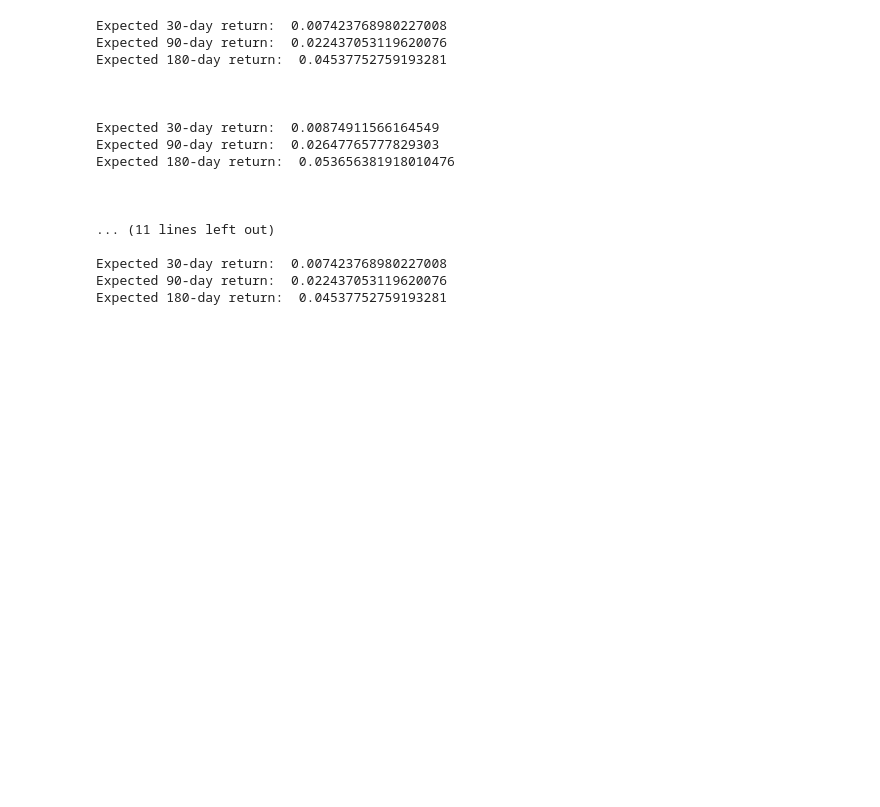
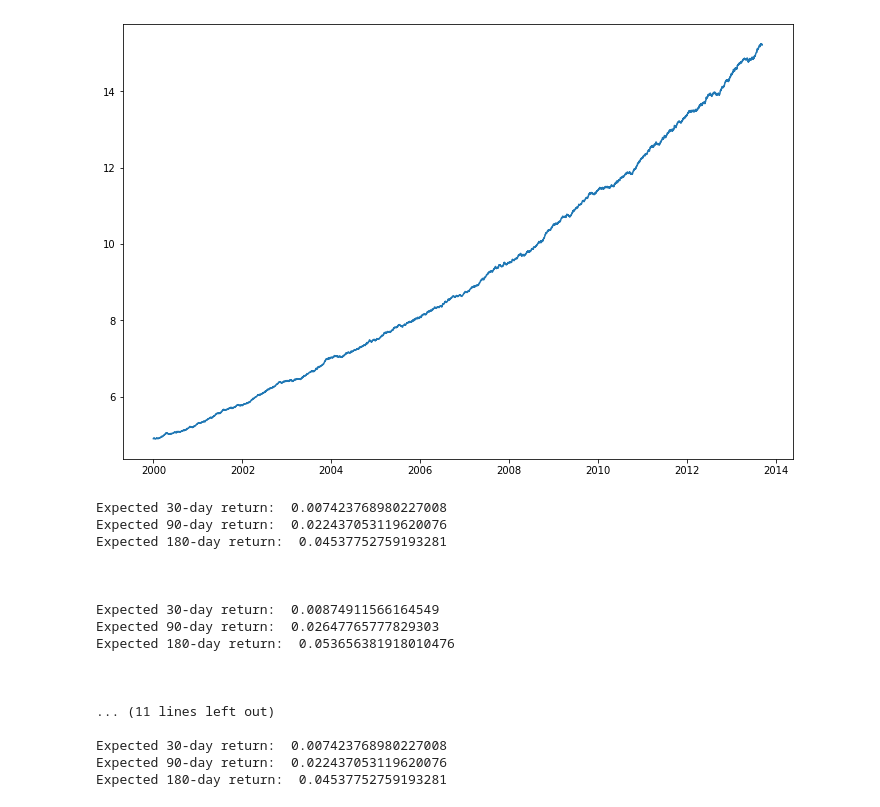
Before and after one commit to AmritSd/Institutional-ownership-impact-on-stocks-near-one-dollar, a Jupyter notebook: data_generator/test.ipynb, the cells around one changed output. Cells and saved outputs as stored; diff of their text form; code cells hidden in the pictures; blank space fills up the shorter version.

```diff
--- a/data_generator/test.ipynb
+++ b/data_generator/test.ipynb
@@ -190,3 +191,18 @@ display(monthly_stock_data)
+# %%
+# Select a random stock from the dataframe
+stock = monthly_stock_data.iloc[np.random.randint(0, len(monthly_stock_data))]
+
+cusip = stock['cusip_x']
+
+# get all rows with the same cusip
+stock_data = monthly_stock_data[monthly_stock_data['cusip_x'] == cusip]
+
+# Plot the stock prices
+fig, ax = plt.subplots(figsize=(12, 8))
+plt.plot(stock_data['date'], stock_data['prccd'])
+plt.show()
+# %% [output]
+[figure, added]
 # %%
 # Calculate expected 30-day 90-day and 180-day returns for institutional ownership < 0.2
 def e_return(alpha, mkt_factor_loading, smb_factor_loading, hml_factor_loading):
```
Also changed, not shown: parts of 5 cells of this notebook, 1 other file.
